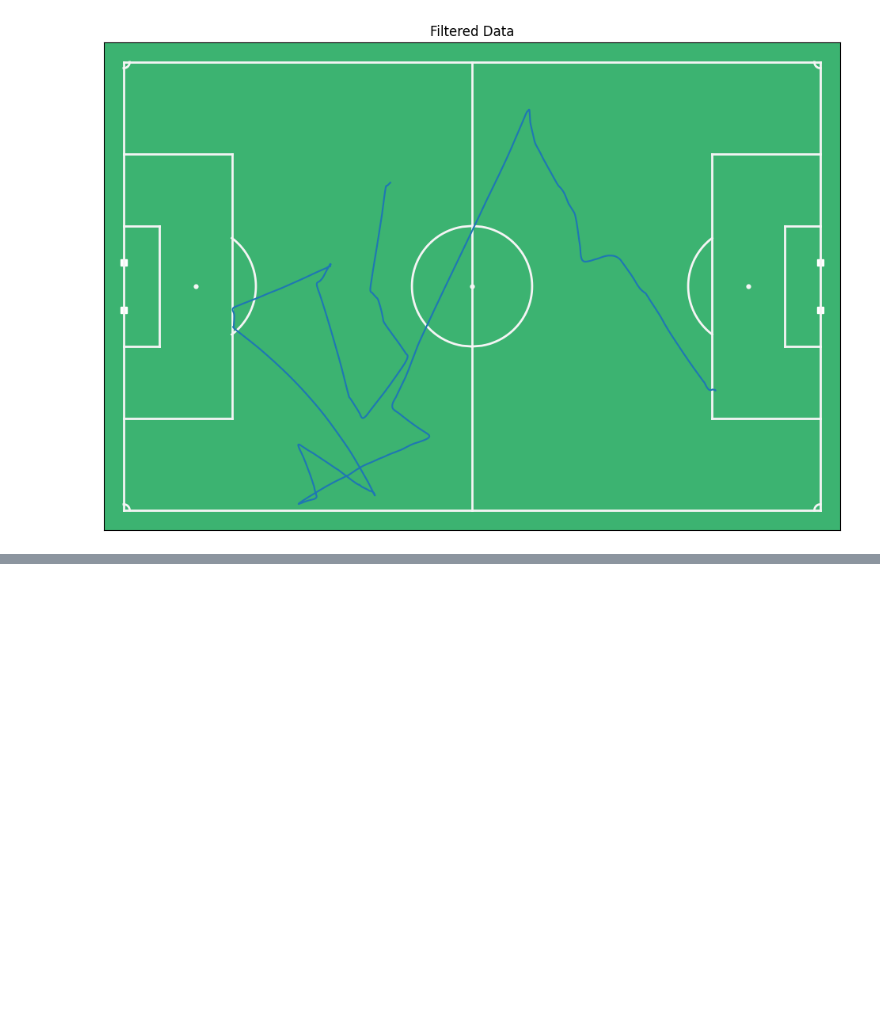
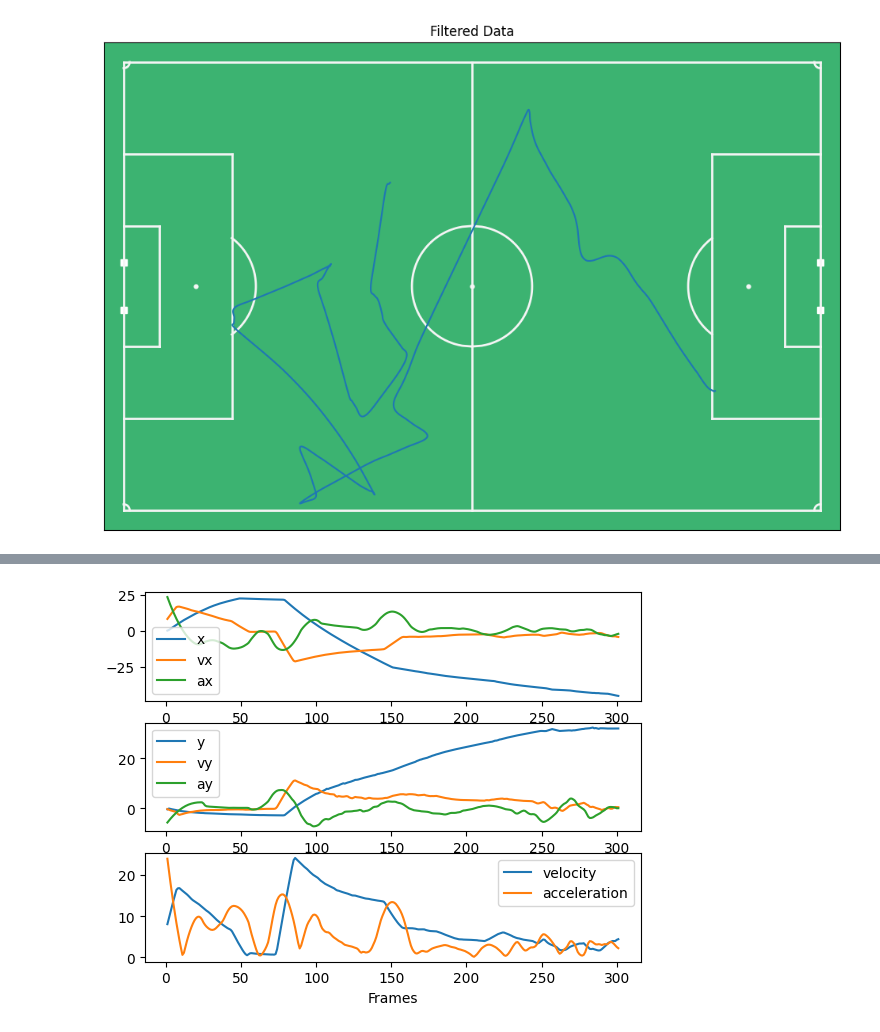
Before and after one commit to Alek050/databallpy, a Jupyter notebook: docs2/_build/jupyter_execute/preprocessing_options.ipynb, the cells around one changed output, grey strips where cells are left out. Drawn from its saved outputs; the diff is of its cells as text; code cells hidden in the pictures; blank space fills up the shorter version.

```diff
--- a/docs2/_build/jupyter_execute/preprocessing_options.ipynb
+++ b/docs2/_build/jupyter_execute/preprocessing_options.ipynb
@@ -48,0 +75,41 @@ As you can see, the filtered data looks less noisy. Currently, two filter types
+# %%
+from databallpy.features.differentiate import add_velocity, add_acceleration
+
+match.tracking_data = add_velocity(
+    match.tracking_data,
+    frame_rate=match.frame_rate,
+    column_ids="ball",
+    max_velocity=50.,
+    filter_type="moving_average",
+    window_length=12,
+    )
+match.tracking_data = add_acceleration(
+    match.tracking_data,
+    frame_rate=match.frame_rate,
+    column_ids="ball",
+    max_acceleration=20.,
+    filter_type="savitzky_golay",
+    window_length=35,
+    polyorder=2
+    )
+
+fig, (ax1, ax2, ax3) = plt.subplots(3, 1)
+
+ax1.plot(match.tracking_data.loc[:300, "frame"], match.tracking_data.loc[:300,"ball_x"], label="x")
+ax1.plot(match.tracking_data.loc[:300, "frame"], match.tracking_data.loc[:300, "ball_vx"], label="vx")
+ax1.plot(match.tracking_data.loc[:300, "frame"], match.tracking_data.loc[:300,"ball_ax"], label="ax")
+ax1.legend()
+
+ax2.plot(match.tracking_data.loc[:300, "frame"], match.tracking_data.loc[:300,"ball_y"], label="y")
+ax2.plot(match.tracking_data.loc[:300, "frame"], match.tracking_data.loc[:300,"ball_vy"], label="vy")
+ax2.plot(match.tracking_data.loc[:300, "frame"], match.tracking_data.loc[:300,"ball_ay"], label="ay")
+ax2.legend()
+
+ax3.plot(match.tracking_data.loc[:300, "frame"], match.tracking_data.loc[:300,"ball_velocity"], label="velocity")
+ax3.plot(match.tracking_data.loc[:300, "frame"], match.tracking_data.loc[:300,"ball_acceleration"], label="acceleration")
+ax3.legend()
+ax3.set_xlabel("Frames")
+
+plt.show()
+# %% [output]
+[figure, added]
```
Also changed, not shown: parts of 9 cells of this notebook, 25 other files.
